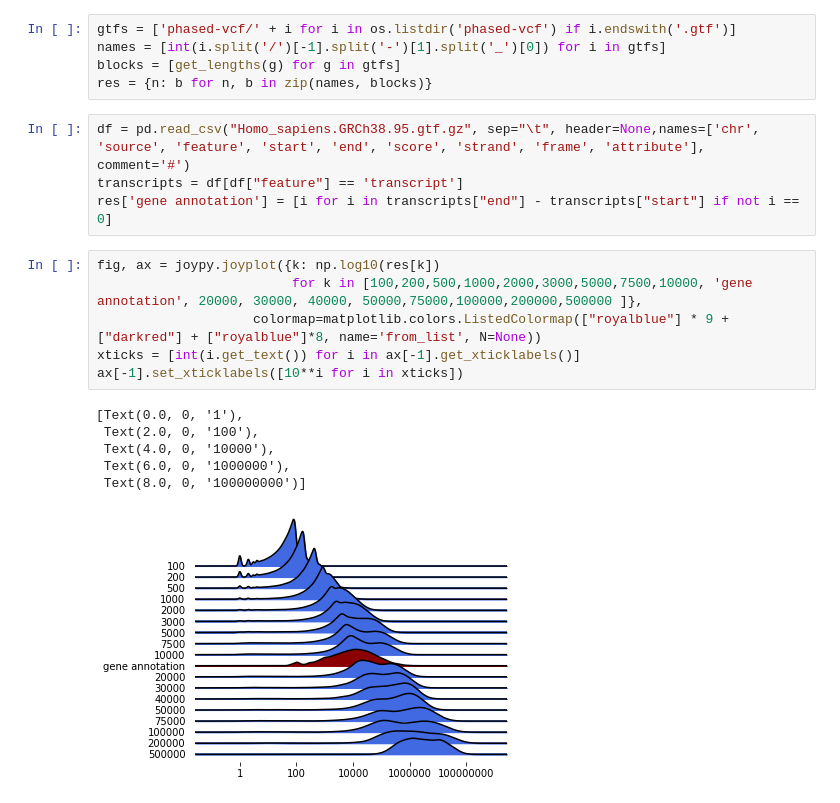
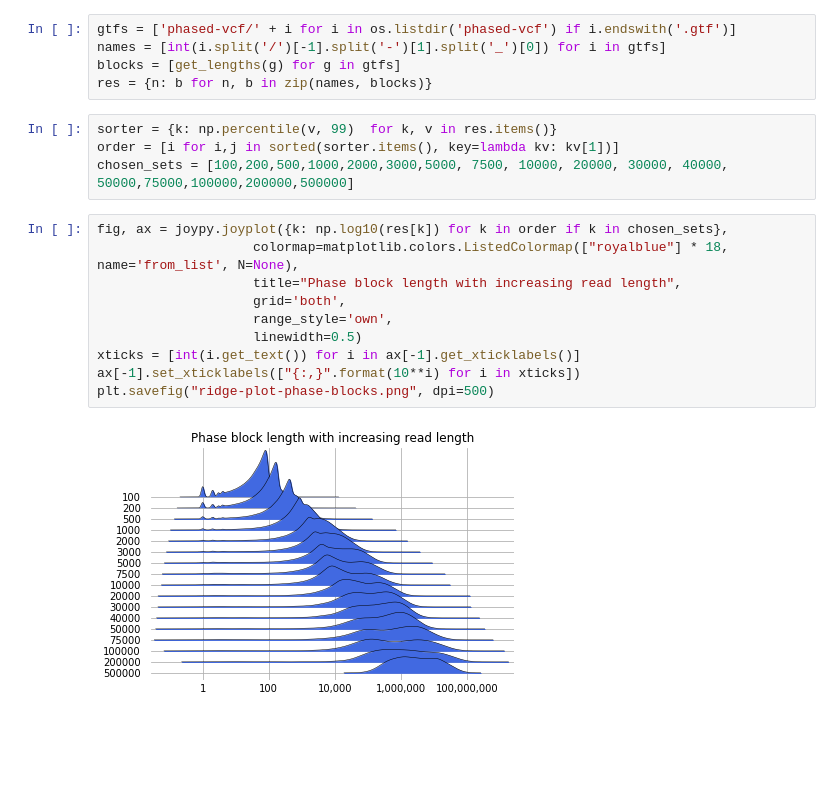
Before and after one commit to wdecoster/read_length_SV_discovery, a Jupyter notebook: joypy.ipynb, the cells around one changed output. Saved outputs shown, nothing was run; the diff lists cells and outputs as text; blank space fills up the shorter version.

Commit message:
improved ridges plot

```diff
--- a/joypy.ipynb
+++ b/joypy.ipynb
@@ -16,20 +16,19 @@ gtfs = ['phased-vcf/' + i for i in os.listdir('phased-vcf') if i.endswith('.gtf'
 names = [int(i.split('/')[-1].split('-')[1].split('_')[0]) for i in gtfs]
 blocks = [get_lengths(g) for g in gtfs]
 res = {n: b for n, b in zip(names, blocks)}
-# %%
-df = pd.read_csv("Homo_sapiens.GRCh38.95.gtf.gz", sep="\t", header=None,names=['chr', 'source', 'feature', 'start', 'end', 'score', 'strand', 'frame', 'attribute'], comment='#')
-transcripts = df[df["feature"] == 'transcript']
-res['gene annotation'] = [i for i in transcripts["end"] - transcripts["start"] if not i == 0]
+# %%
+sorter = {k: np.percentile(v, 99)  for k, v in res.items()}
+order = [i for i,j in sorted(sorter.items(), key=lambda kv: kv[1])]
+chosen_sets = [100,200,500,1000,2000,3000,5000, 7500, 10000, 20000, 30000, 40000, 50000,75000,100000,200000,500000]
 # %%
-fig, ax = joypy.joyplot({k: np.log10(res[k])
-                         for k in [100,200,500,1000,2000,3000,5000,7500,10000, 'gene annotation', 20000, 30000, 40000, 50000,75000,100000,200000,500000 ]},
-                    colormap=matplotlib.colors.ListedColormap(["royalblue"] * 9 + ["darkred"] + ["royalblue"]*8, name='from_list', N=None))
+fig, ax = joypy.joyplot({k: np.log10(res[k]) for k in order if k in chosen_sets},
+                    colormap=matplotlib.colors.ListedColormap(["royalblue"] * 18, name='from_list', N=None),
+                    title="Phase block length with increasing read length",
+                    grid='both',
+                    range_style='own',
+                    linewidth=0.5)
 xticks = [int(i.get_text()) for i in ax[-1].get_xticklabels()]
-ax[-1].set_xticklabels([10**i for i in xticks])
+ax[-1].set_xticklabels(["{:,}".format(10**i) for i in xticks])
+plt.savefig("ridge-plot-phase-blocks.png", dpi=500)
 # %% [output]
-[Text(0.0, 0, '1'),
- Text(2.0, 0, '100'),
- Text(4.0, 0, '10000'),
- Text(6.0, 0, '1000000'),
- Text(8.0, 0, '100000000')]
-[figure, old version]
+[figure, new version]
```
